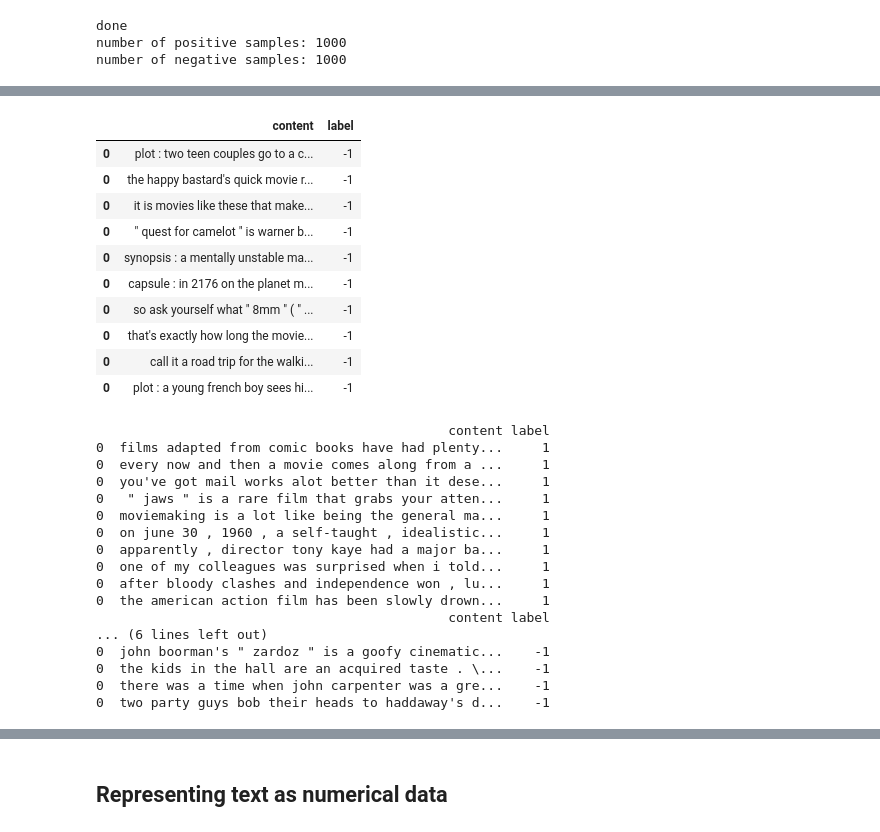
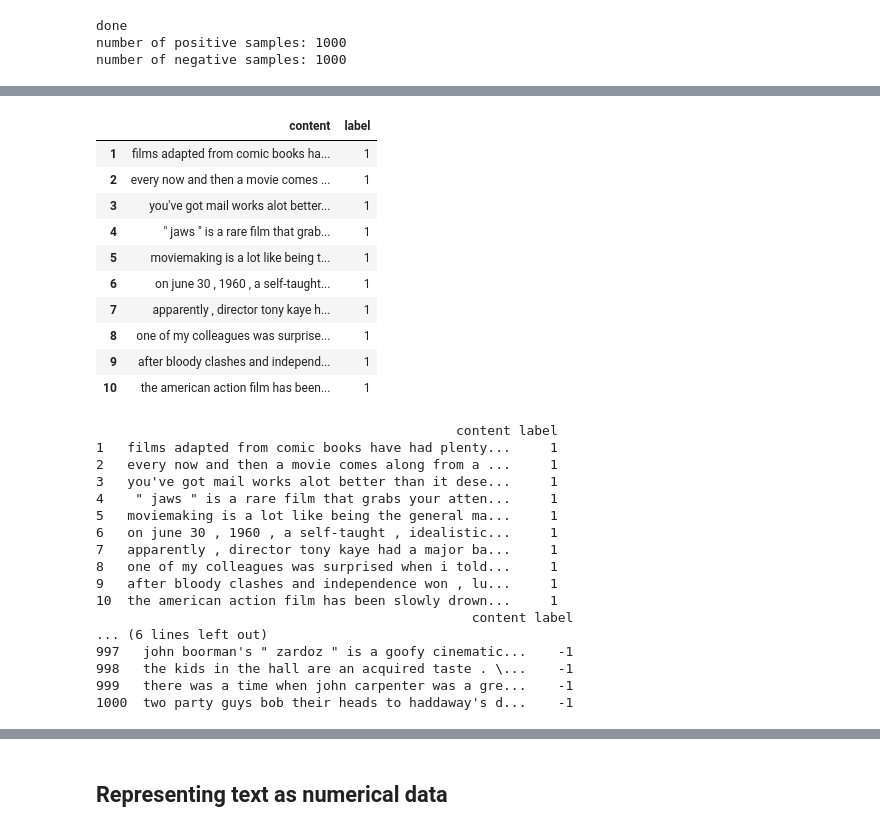
Before and after one commit to RobinDelearde/sml_project, a Jupyter notebook: projet.ipynb, the cells around one changed output, grey strips where cells are left out. Drawn from its saved outputs; the diff is of its cells as text; code cells hidden in the pictures.

```diff
--- a/projet.ipynb
+++ b/projet.ipynb
@@ -12,24 +12,27 @@ col_names = ['content', 'label']
 pos = pd.DataFrame(columns = col_names)
 neg = pd.DataFrame(columns = col_names)
 
-# on va dans le dossier pos
-# pour chaque contenu de fichier, on le met dans une cellule de DataFrame
 import os
+# add positive samples to the DataFrame structure
+i=1
 for fend in os.listdir('./dataset1/pos/'):
-#    print(str('./dataset1/pos/'+fend))
-#    data = pd.read_csv('./dataset1/pos/'+fend, sep = None, header = None)
-#    print(data)
+    #data = pd.read_csv('./dataset1/pos/'+fend, sep = None, header = None)
     file = open('./dataset1/pos/'+fend, 'r')
     data = file.read()
+    #print(data)
     file.close()
-    pos = pos.append(pd.DataFrame({'content':[data], 'label':[1]}))
-# idem pour neg
+    pos = pos.append(pd.DataFrame({'content':[data], 'label':int(1)}, index=[i]))
+    i+=1
+# add negative samples to the DataFrame structure
+i=1
 for fend in os.listdir('./dataset1/neg/'):
     #data = pd.read_csv('./dataset1/neg/'+fend, sep = None, header = None)
     file = open('./dataset1/neg/'+fend, 'r')
     data = file.read()
     file.close()
-    neg = neg.append(pd.DataFrame({'content':[data],'label':[-1]}))
+    neg = neg.append(pd.DataFrame({'content':[data],'label':int(-1)}, index=[i]))
+    i+=1
+
 print('done')
 print('number of positive samples: {} '.format(len(pos)))
 print('number of negative samples: {} '.format(len(neg)))
@@ -55,37 +43,37 @@ pos.head(10)
 # %%
-neg.head(10)
+pos.head(10)
 # %% [output]
 |  | content | label |
-| 0 | plot : two teen couples go to a c... | -1 |
-| 0 | the happy bastard's quick movie r... | -1 |
-| 0 | it is movies like these that make... | -1 |
-| 0 | " quest for camelot " is warner b... | -1 |
-| 0 | synopsis : a mentally unstable ma... | -1 |
-| 0 | capsule : in 2176 on the planet m... | -1 |
-| 0 | so ask yourself what " 8mm " ( " ... | -1 |
-| 0 | that's exactly how long the movie... | -1 |
-| 0 | call it a road trip for the walki... | -1 |
-| 0 | plot : a young french boy sees hi... | -1 |
+| 1 | films adapted from comic books ha... | 1 |
+| 2 | every now and then a movie comes ... | 1 |
+| 3 | you've got mail works alot better... | 1 |
+| 4 | " jaws " is a rare film that grab... | 1 |
+| 5 | moviemaking is a lot like being t... | 1 |
+| 6 | on june 30 , 1960 , a self-taught... | 1 |
+| 7 | apparently , director tony kaye h... | 1 |
+| 8 | one of my colleagues was surprise... | 1 |
+| 9 | after bloody clashes and independ... | 1 |
+| 10 | the american action film has been... | 1 |
 # %%
 # concat positive and negative samples
 reviews = pos.append(neg)
 print(reviews.head(10))
 print(reviews.tail(10))
 # %% [output]
-                                             content label
-0  films adapted from comic books have had plenty...     1
-0  every now and then a movie comes along from a ...     1
-0  you've got mail works alot better than it dese...     1
-0   " jaws " is a rare film that grabs your atten...     1
-0  moviemaking is a lot like being the general ma...     1
-0  on june 30 , 1960 , a self-taught , idealistic...     1
-0  apparently , director tony kaye had a major ba...     1
-0  one of my colleagues was surprised when i told...     1
-0  after bloody clashes and independence won , lu...     1
-0  the american action film has been slowly drown...     1
-                                             content label
+                                              content label
+1   films adapted from comic books have had plenty...     1
+2   every now and then a movie comes along from a ...     1
+3   you've got mail works alot better than it dese...     1
+4    " jaws " is a rare film that grabs your atten...     1
+5   moviemaking is a lot like being the general ma...     1
+6   on june 30 , 1960 , a self-taught , idealistic...     1
+7   apparently , director tony kaye had a major ba...     1
+8   one of my colleagues was surprised when i told...     1
+9   after bloody clashes and independence won , lu...     1
+10  the american action film has been slowly drown...     1
+                                                content label
 ... (6 lines left out)
-0  john boorman's " zardoz " is a goofy cinematic...    -1
-0  the kids in the hall are an acquired taste . \...    -1
-0  there was a time when john carpenter was a gre...    -1
-0  two party guys bob their heads to haddaway's d...    -1
+997   john boorman's " zardoz " is a goofy cinematic...    -1
+998   the kids in the hall are an acquired taste . \...    -1
+999   there was a time when john carpenter was a gre...    -1
+1000  two party guys bob their heads to haddaway's d...    -1
```
Also changed, not shown: parts of 16 cells of this notebook.
